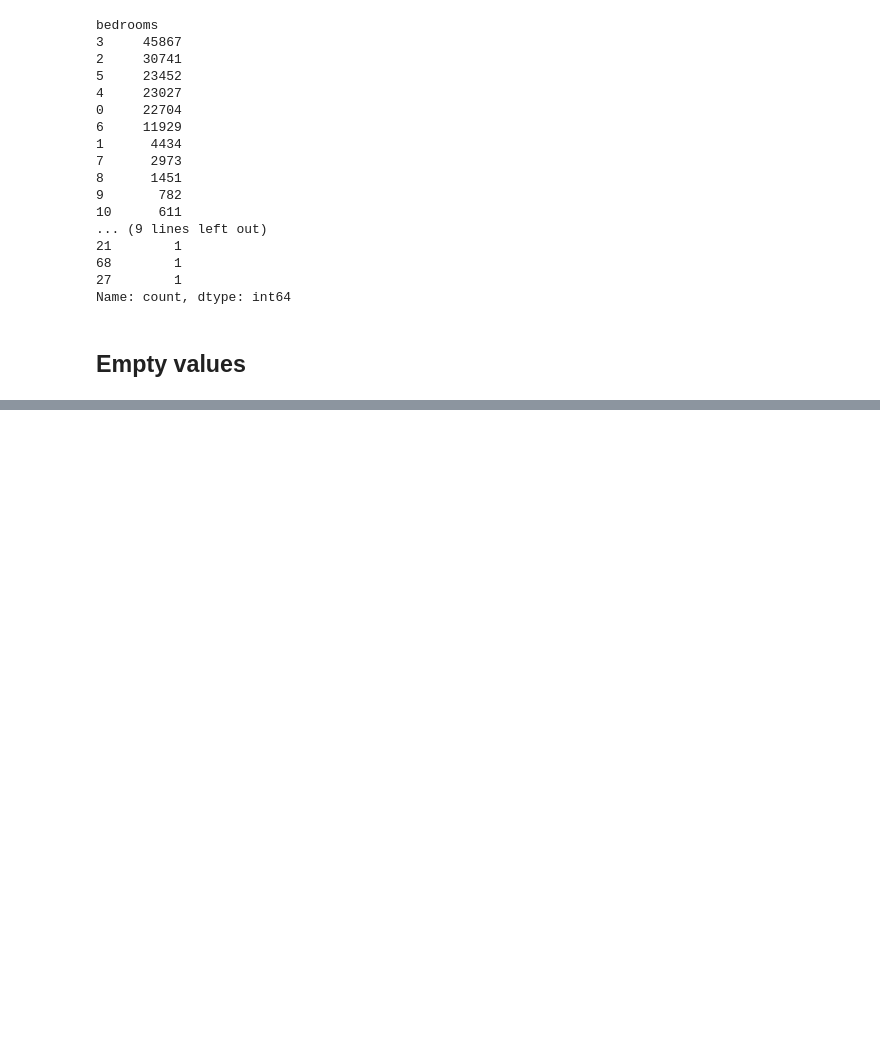
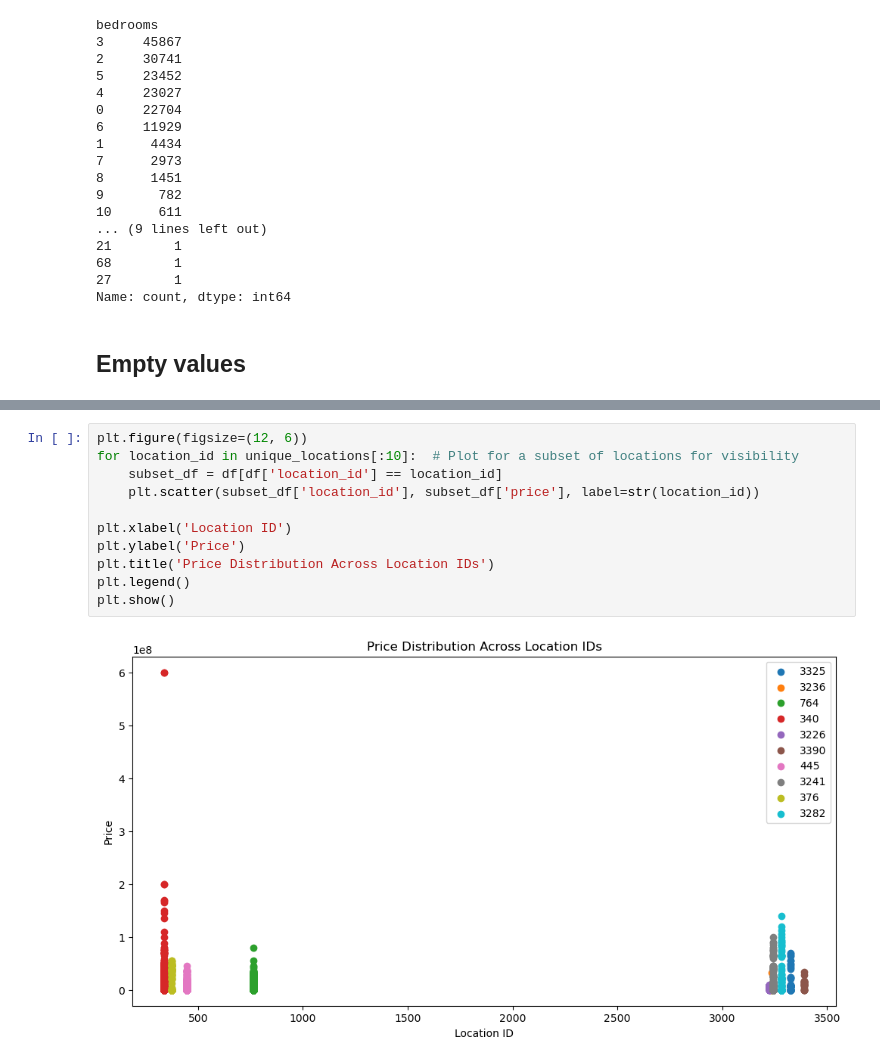
Before and after one commit to liviubalan/data-science-projects, a Jupyter notebook: kaggle/01-house-prices-2023/01-Kaggle House Prices 2023.ipynb, the cells around one changed output, grey strips where cells are left out. Drawn from its saved outputs; the diff is of its cells as text; blank space fills up the shorter version.

```diff
--- a/kaggle/01-house-prices-2023/01-Kaggle House Prices 2023.ipynb
+++ b/kaggle/01-house-prices-2023/01-Kaggle House Prices 2023.ipynb
@@ -348,0 +259,13 @@ df[df['Area Size'] >= 500][['price', 'Area Size']].sort_values('Area Size')
+# %%
+plt.figure(figsize=(12, 6))
+for location_id in unique_locations[:10]:  # Plot for a subset of locations for visibility
+    subset_df = df[df['location_id'] == location_id]
+    plt.scatter(subset_df['location_id'], subset_df['price'], label=str(location_id))
+
+plt.xlabel('Location ID')
+plt.ylabel('Price')
+plt.title('Price Distribution Across Location IDs')
+plt.legend()
+plt.show()
+# %% [output]
+[figure, added]
```
Also changed, not shown: parts of 44 cells of this notebook.
